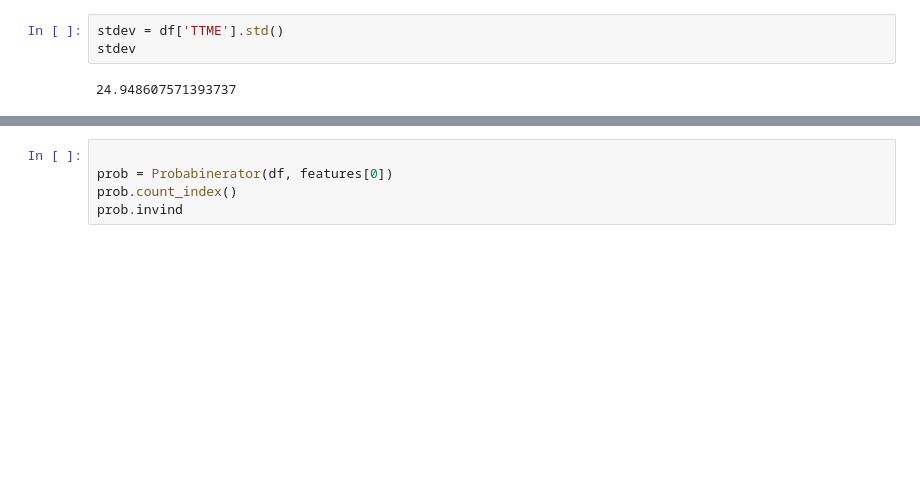
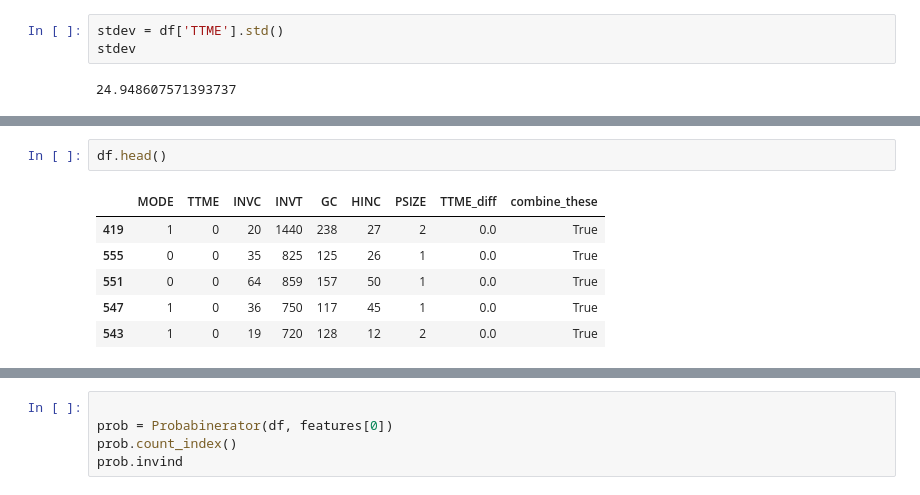
Before and after one commit to szeitlin/probability_binning, a Jupyter notebook: 11_02_2016_test_with_public_dataset.ipynb, the cells around one changed output, grey strips where cells are left out. Cells and saved outputs as stored; diff of their text form; blank space fills up the shorter version.

```diff
--- a/11_02_2016_test_with_public_dataset.ipynb
+++ b/11_02_2016_test_with_public_dataset.ipynb
@@ -95,0 +98,9 @@ bins.to_dict()
+# %%
+df.head()
+# %% [output]
+|  | MODE | TTME | INVC | INVT | GC | HINC | PSIZE | TTME_diff | combine_these |
+| 419 | 1 | 0 | 20 | 1440 | 238 | 27 | 2 | 0.0 | True |
+| 555 | 0 | 0 | 35 | 825 | 125 | 26 | 1 | 0.0 | True |
+| 551 | 0 | 0 | 64 | 859 | 157 | 50 | 1 | 0.0 | True |
+| 547 | 1 | 0 | 36 | 750 | 117 | 45 | 1 | 0.0 | True |
+| 543 | 1 | 0 | 19 | 720 | 128 | 12 | 2 | 0.0 | True |
```
Also changed, not shown: parts of 6 cells of this notebook, 1 other file.
